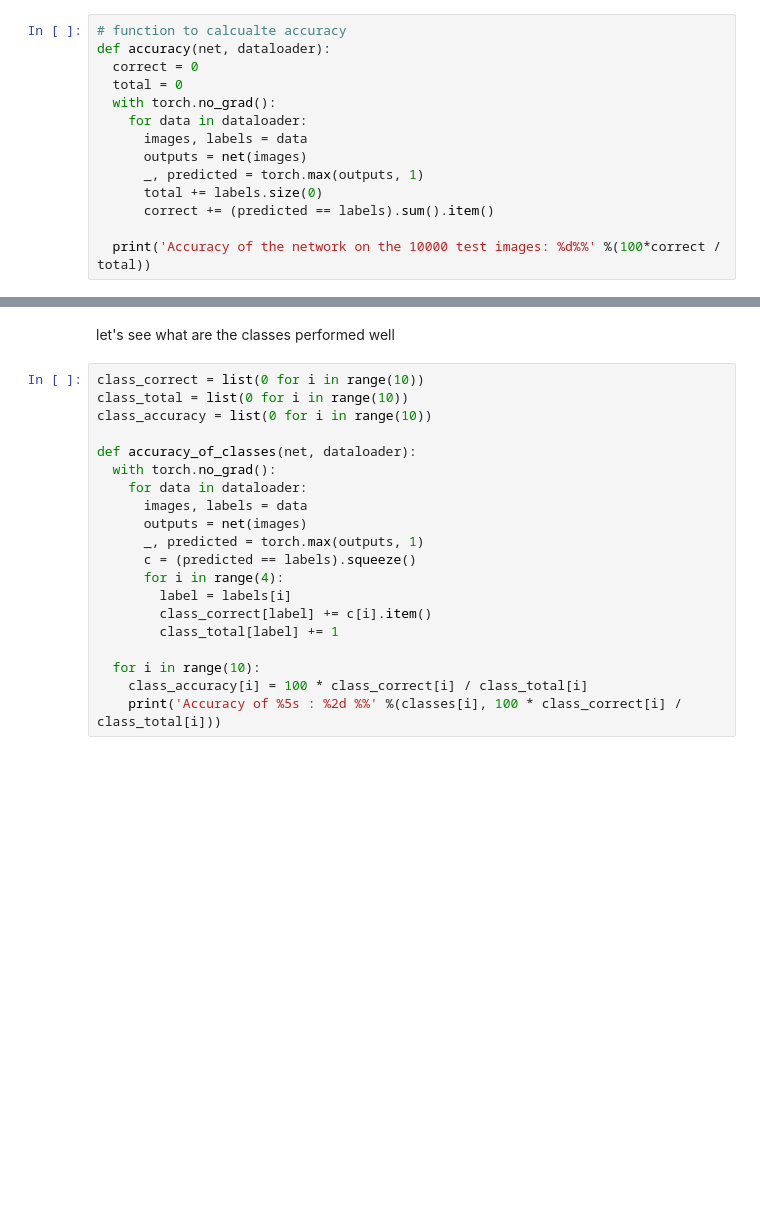
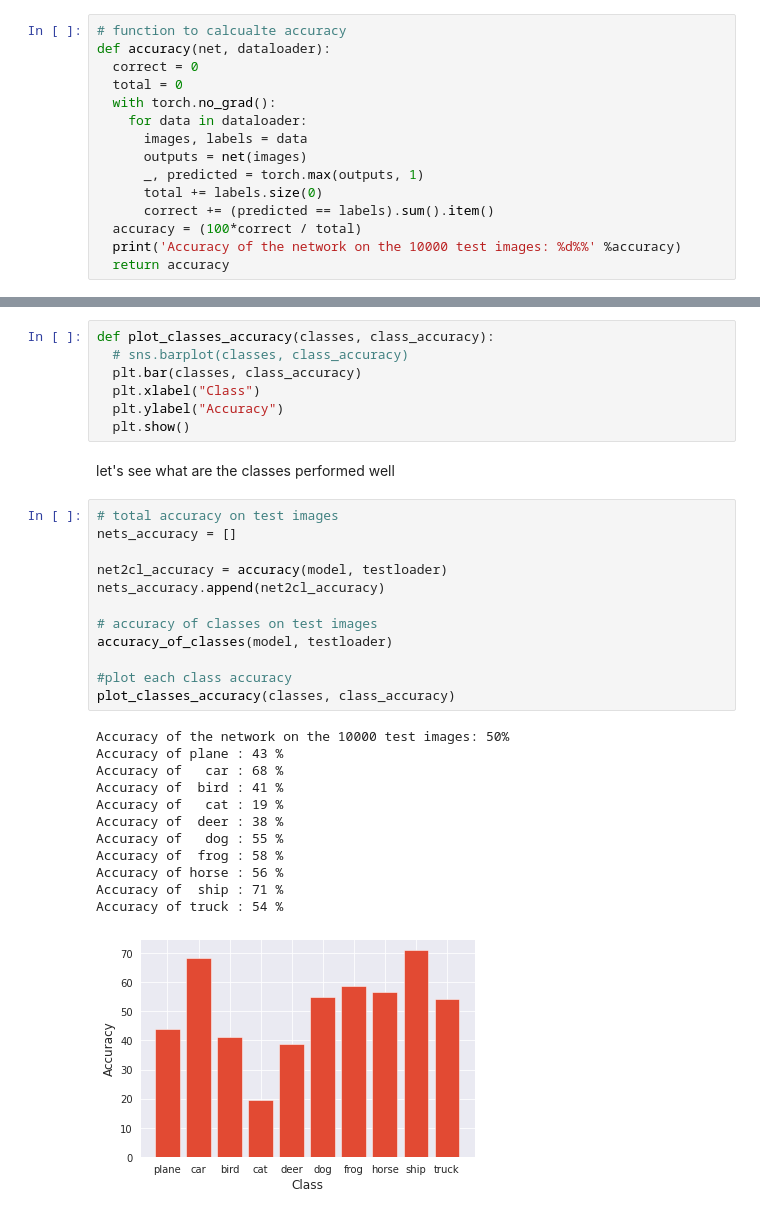
Before and after one commit to jay-thakur/CIFER-10-Exploration, a Jupyter notebook: CIFER_10_Exploration.ipynb, the cells around one changed output, grey strips where cells are left out. Cells and saved outputs as stored; diff of their text form; blank space fills up the shorter version.

```diff
--- a/CIFER_10_Exploration.ipynb
+++ b/CIFER_10_Exploration.ipynb
@@ -443,5 +515,6 @@ def accuracy(net, dataloader):
       _, predicted = torch.max(outputs, 1)
       total += labels.size(0)
       correct += (predicted == labels).sum().item()
-
-  print('Accuracy of the network on the 10000 test images: %d%%' %(100*correct / total))
+  accuracy = (100*correct / total)
+  print('Accuracy of the network on the 10000 test images: %d%%' %accuracy)
+  return accuracy
@@ -453,22 +541,34 @@ Accuracy of the network on the 10000 test images: 55%
+# %%
+def plot_classes_accuracy(classes, class_accuracy):
+  # sns.barplot(classes, class_accuracy)
+  plt.bar(classes, class_accuracy)
+  plt.xlabel("Class")
+  plt.ylabel("Accuracy")
+  plt.show()
 # %% [markdown]
 let's see what are the classes performed well
-# %%
-class_correct = list(0 for i in range(10))
-class_total = list(0 for i in range(10))
-class_accuracy = list(0 for i in range(10))
-
-def accuracy_of_classes(net, dataloader):
-  with torch.no_grad():
-    for data in dataloader:
-      images, labels = data
-      outputs = net(images)
-      _, predicted = torch.max(outputs, 1)
-      c = (predicted == labels).squeeze()
-      for i in range(4):
-        label = labels[i]
-        class_correct[label] += c[i].item()
-        class_total[label] += 1
-
-  for i in range(10):
-    class_accuracy[i] = 100 * class_correct[i] / class_total[i]
-    print('Accuracy of %5s : %2d %%' %(classes[i], 100 * class_correct[i] / class_total[i]))
+# %%
+# total accuracy on test images
+nets_accuracy = []
+
+net2cl_accuracy = accuracy(model, testloader)
+nets_accuracy.append(net2cl_accuracy)
+
+# accuracy of classes on test images
+accuracy_of_classes(model, testloader)
+
+#plot each class accuracy
+plot_classes_accuracy(classes, class_accuracy)
+# %% [output]
+Accuracy of the network on the 10000 test images: 50%
+Accuracy of plane : 43 %
+Accuracy of   car : 68 %
+Accuracy of  bird : 41 %
+Accuracy of   cat : 19 %
+Accuracy of  deer : 38 %
+Accuracy of   dog : 55 %
+Accuracy of  frog : 58 %
+Accuracy of horse : 56 %
+Accuracy of  ship : 71 %
+Accuracy of truck : 54 %
+[figure, added]
```
Also changed, not shown: parts of 33 cells of this notebook.
